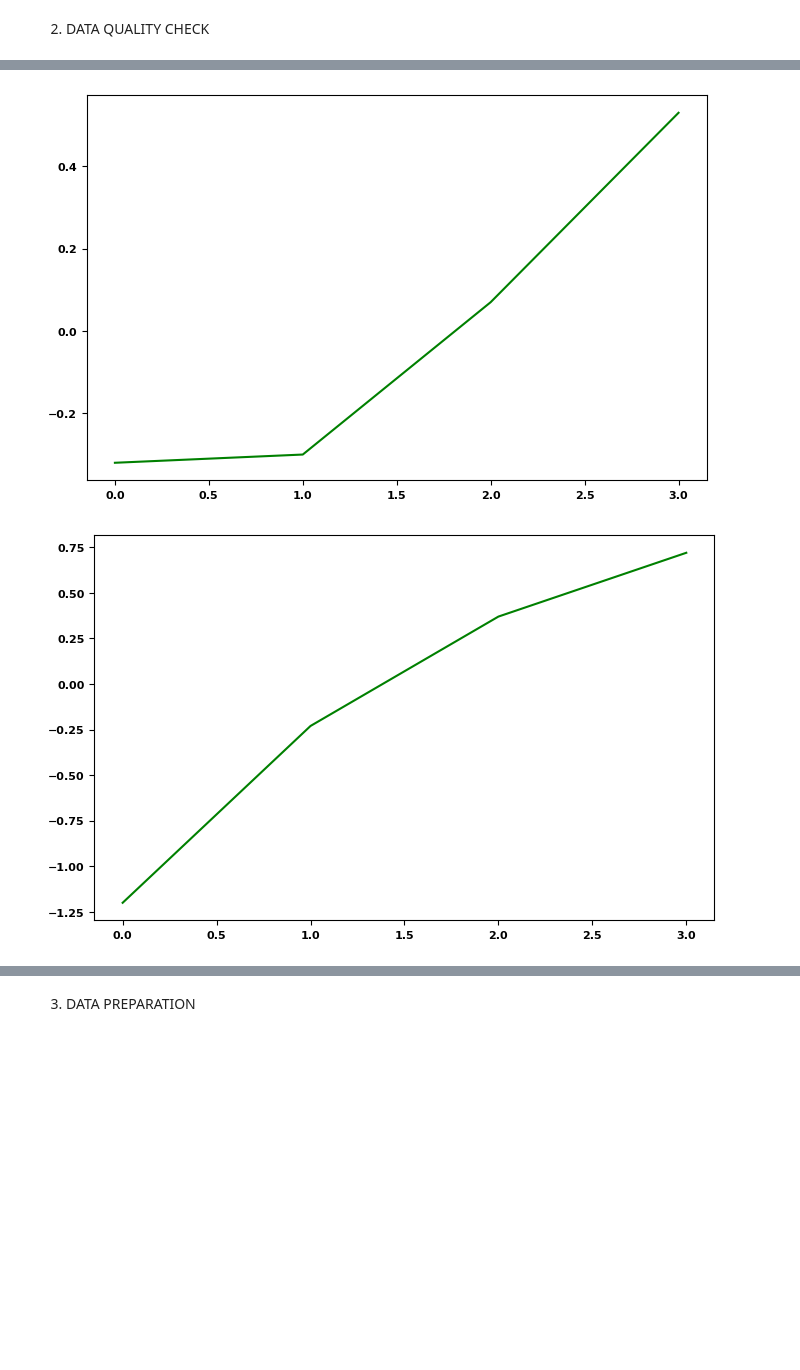
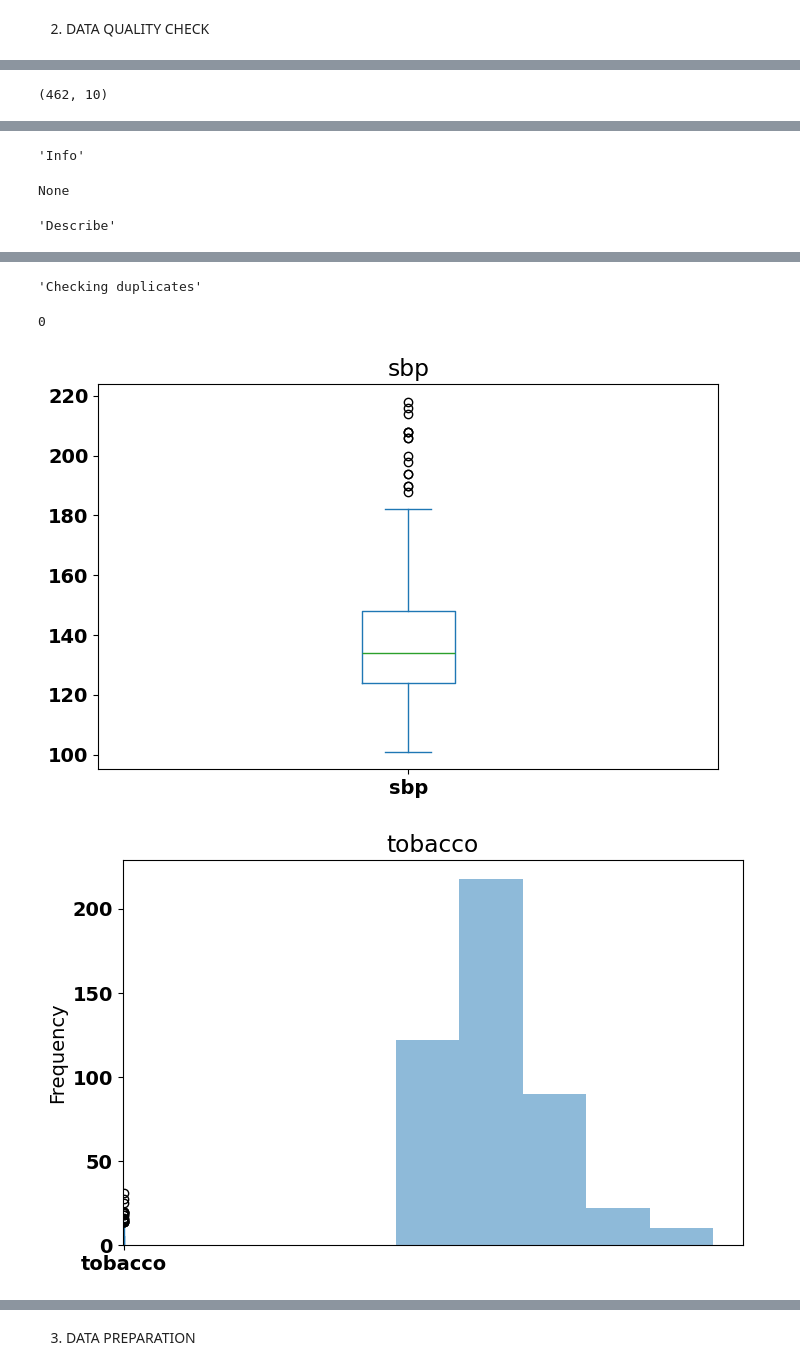
Before and after one commit to GPUK79/data-science-portfolio, a Jupyter notebook: o2_LogisticRegression.ipynb, the cells around one changed output, grey strips where cells are left out. Cells and saved outputs as stored; diff of their text form; code cells hidden in the pictures; blank space fills up the shorter version.

Commit message:
Updated Linear Regression

```diff
--- a/o2_LogisticRegression.ipynb
+++ b/o2_LogisticRegression.ipynb
@@ -111,7 +111,7 @@ def featureMonotonicBinning(Y, X, char):
     ax1.tick_params(axis='both', which='major', labelsize=8)
     ax1.tick_params(axis='both', which='minor', labelsize=8)
     ax1.plot(d3['WoE'], color = 'g')#,label='Predicted')
-
+    display(iv)
     return d3, iv
 
 def calculate_scorecard(d1, char):
@@ -131,20 +131,13 @@ def calculate_scorecard(d1, char):
     return d4, iv
 
 
-
-
-#https://www.kaggle.com/code/prashant111/logistic-regression-classifier-tutorial
-
 # The Logistic Regression model requires several key assumptions. These are as follows:-
-
 # 1. Logistic Regression model requires the dependent variable to be binary, multinomial or ordinal in nature.
-
 # 2. It requires the observations to be independent of each other. So, the observations should not come from repeated measurements.
-
-# 3. Logistic Regression algorithm requires little or no multicollinearity among the independent variables. It means that the independent variables should not be too highly correlated with each other.
-
+# 3. Logistic Regression algorithm requires little or no multicollinearity among the independent variables.
+      # It means that the independent variables should not be too highly correlated with each other.
 # 4. Logistic Regression model assumes linearity of independent variables and log odds.
-
-# 5. The success of Logistic Regression model depends on the sample sizes. Typically, it requires a large sample size to achieve the high accuracy.
+# 5. The success of Logistic Regression model depends on the sample sizes. Typically,
+      # it requires a large sample size to achieve the high accuracy.
 # %% [markdown]
 1. DATA READ IN
@@ -168,18 +172,33 @@ df
 # %% [markdown]
 2. DATA QUALITY CHECK
 # %%
-print(df['famhist'].value_counts())
-df.shape
-df.info()
-df.describe()
+display(df['famhist'].value_counts())
+display("Shape: ",df.shape)
+display("Info",df.info())
+display("Describe",df.describe())
 
+display("Checking duplicates")
+display(df.duplicated(keep=False).sum())
+
+# Create Box-Plots
 cols = list(df.columns)
-cols.remove("chd")
 
 for i in range(len(cols)):
-    if(df[cols[i]].dtype != object):
-        print(cols[i])
-        print(featureMonotonicBinning(df['chd'], df[cols[i]], cols[i]))
+    if (df[cols[i]].dtype != object):
+        df[cols[i]].plot(kind='box', title=cols[i])
+        plt.show()
+        ax = df[cols[i]].plot.hist(bins=5, alpha=0.5)
+
+
+
+if False:
+    cols = list(df.columns)
+    cols.remove("chd")
+
+    for i in range(len(cols)):
+        if(df[cols[i]].dtype != object):
+            display(cols[i])
+            display(featureMonotonicBinning(df['chd'], df[cols[i]], cols[i]))
 # %% [output]
 famhist
 Absent     270
@@ -200,0 +208 @@ dtype: float64)
+(462, 10)
@@ -200,0 +226,3 @@ dtype: float64)
+'Info'
+None
+'Describe'
@@ -201,2 +238,4 @@ dtype: float64)
+'Checking duplicates'
+0
-[figure, old version]
+[figure, new version]
-[figure, old version]
+[figure, new version]
```
Also changed, not shown: parts of 8 cells of this notebook, 5 other files.
